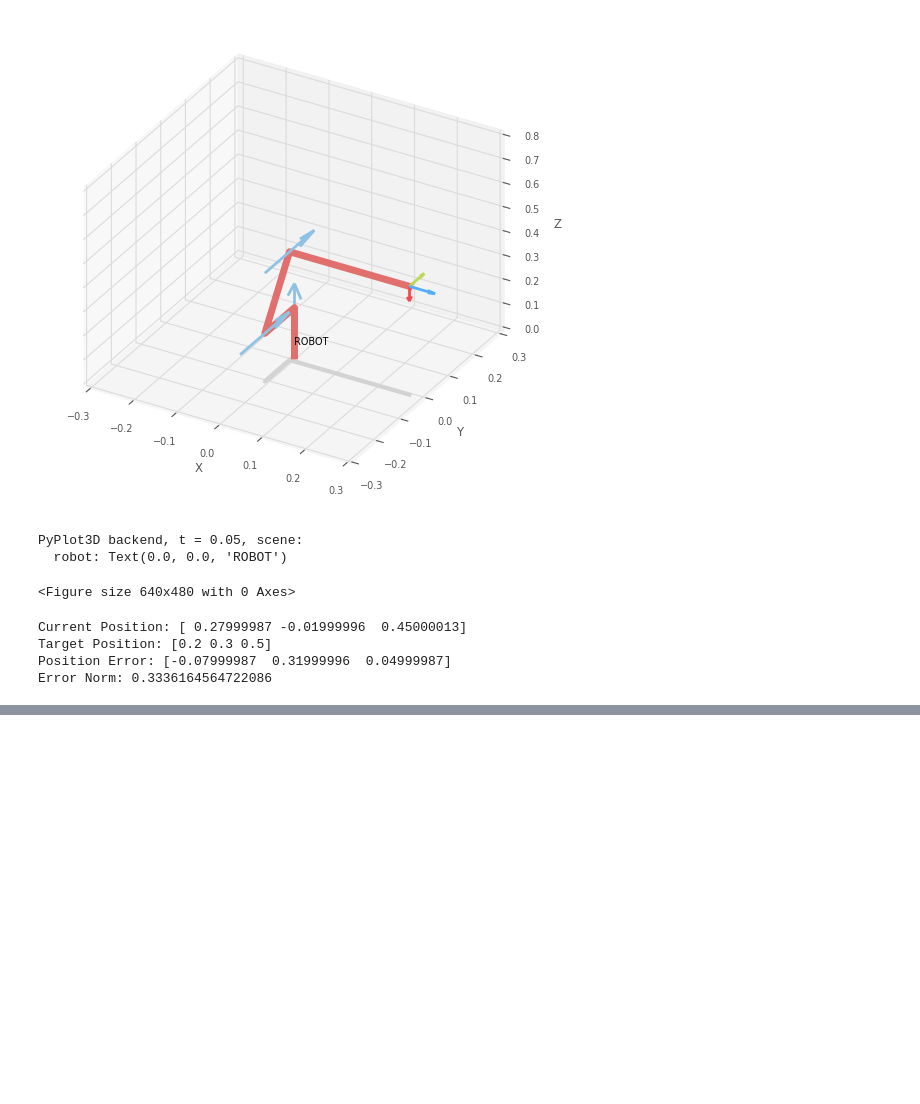
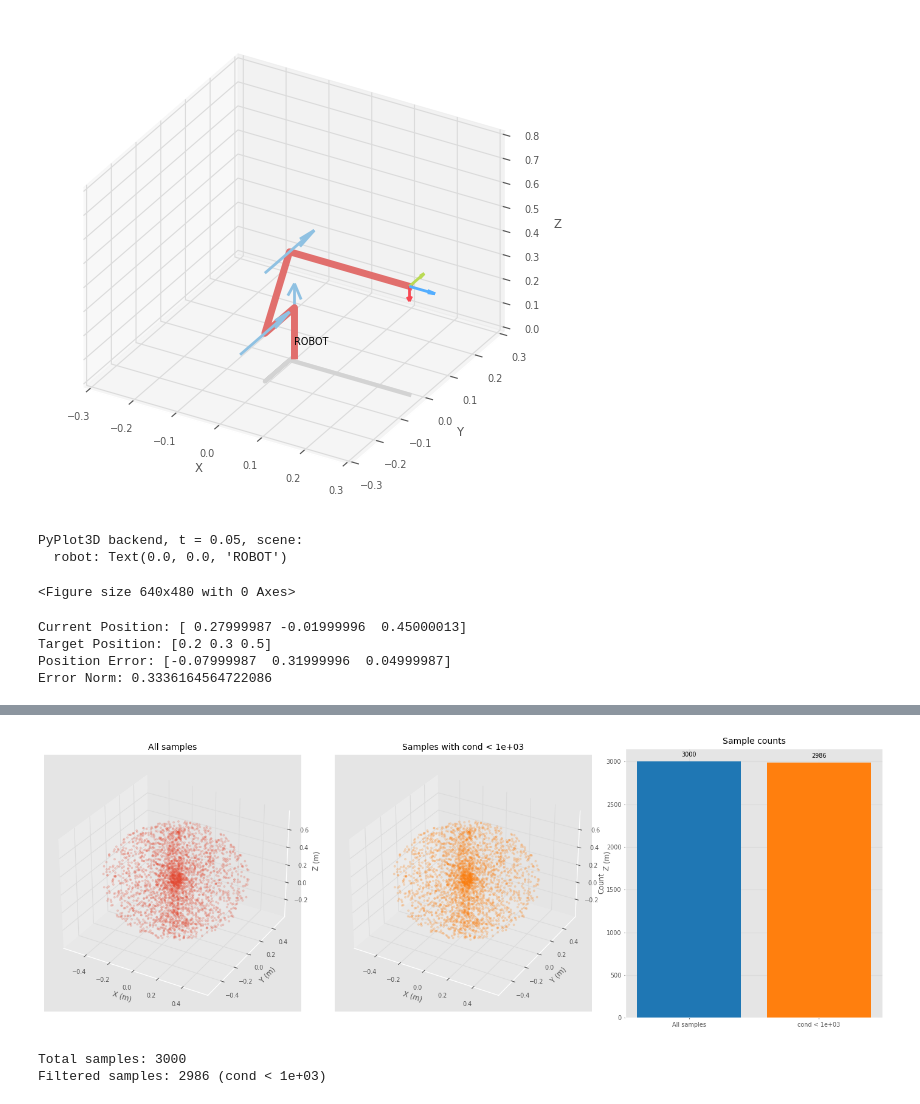
Before and after one commit to peeradonmoke2002/FRA502_LAB_6703, a Jupyter notebook: kinemtics.ipynb, the cells around one changed output, grey strips where cells are left out. Drawn from its saved outputs; the diff is of its cells as text; code cells hidden in the pictures; blank space fills up the shorter version.

```diff
--- a/kinemtics.ipynb
+++ b/kinemtics.ipynb
@@ -168,0 +303,69 @@ Final error: 0.099999
+# %%
+import matplotlib.pyplot as plt
+from mpl_toolkits.mplot3d import Axes3D  # noqa: F401 for 3D plotting
+
+num_samples = 3000
+qlim = np.array(robot.qlim)
+if qlim.shape[0] == 2:
+    qlim = qlim.T
+lower = qlim[:, 0]
+upper = qlim[:, 1]
+
+rand = np.random.uniform(size=(num_samples, robot.n))
+q_samples = lower + rand * (upper - lower)
+
+positions_all = []
+positions_filtered = []
+cond_threshold = 1e3
+
+for q in q_samples:
+    T = robot.fkine(q)
+    pos = np.array(T.t).reshape(-1)
+    positions_all.append(pos)
+
+    J = robot.jacob0(q)
+    J_pos = J[:3, :]
+    condJ = np.linalg.cond(J_pos)
+    if condJ <= cond_threshold:
+        positions_filtered.append(pos)
+
+positions_all = np.array(positions_all)
+positions_filtered = np.array(positions_filtered)
+
+fig = plt.figure(figsize=(14, 5))
+ax1 = fig.add_subplot(131, projection='3d')
+ax1.scatter(positions_all[:, 0], positions_all[:, 1], positions_all[:, 2], s=5, alpha=0.2)
+ax1.set_title('All samples')
+ax1.set_xlabel('X (m)')
+ax1.set_ylabel('Y (m)')
+ax1.set_zlabel('Z (m)')
+
+ax2 = fig.add_subplot(132, projection='3d')
+if len(positions_filtered):
+    ax2.scatter(positions_filtered[:, 0], positions_filtered[:, 1], positions_filtered[:, 2], s=5, alpha=0.2, color='tab:orange')
+else:
+    ax2.text(0.5, 0.5, 0.5, 'No samples below condition threshold', ha='center', va='center')
+ax2.set_title(f'Samples with cond < {cond_threshold:.0e}')
+ax2.set_xlabel('X (m)')
+ax2.set_ylabel('Y (m)')
+ax2.set_zlabel('Z (m)')
+
+ax3 = fig.add_subplot(133)
+bars = [num_samples, len(positions_filtered)]
+labels = ['All samples', f'cond < {cond_threshold:.0e}']
+ax3.bar(labels, bars, color=['tab:blue', 'tab:orange'])
+ax3.set_ylabel('Count')
+ax3.set_title('Sample counts')
+ax3.set_ylim(0, num_samples * 1.05)
+for i, val in enumerate(bars):
+    ax3.text(i, val + num_samples * 0.02, str(val), ha='center')
+
+plt.tight_layout()
+plt.show()
+
+print(f'Total samples: {num_samples}')
+print(f'Filtered samples: {len(positions_filtered)} (cond < {cond_threshold:.0e})')
+# %% [output]
+[figure, added]
+Total samples: 3000
+Filtered samples: 2986 (cond < 1e+03)
```
Also changed, not shown: parts of 5 cells of this notebook, 5 other files.
